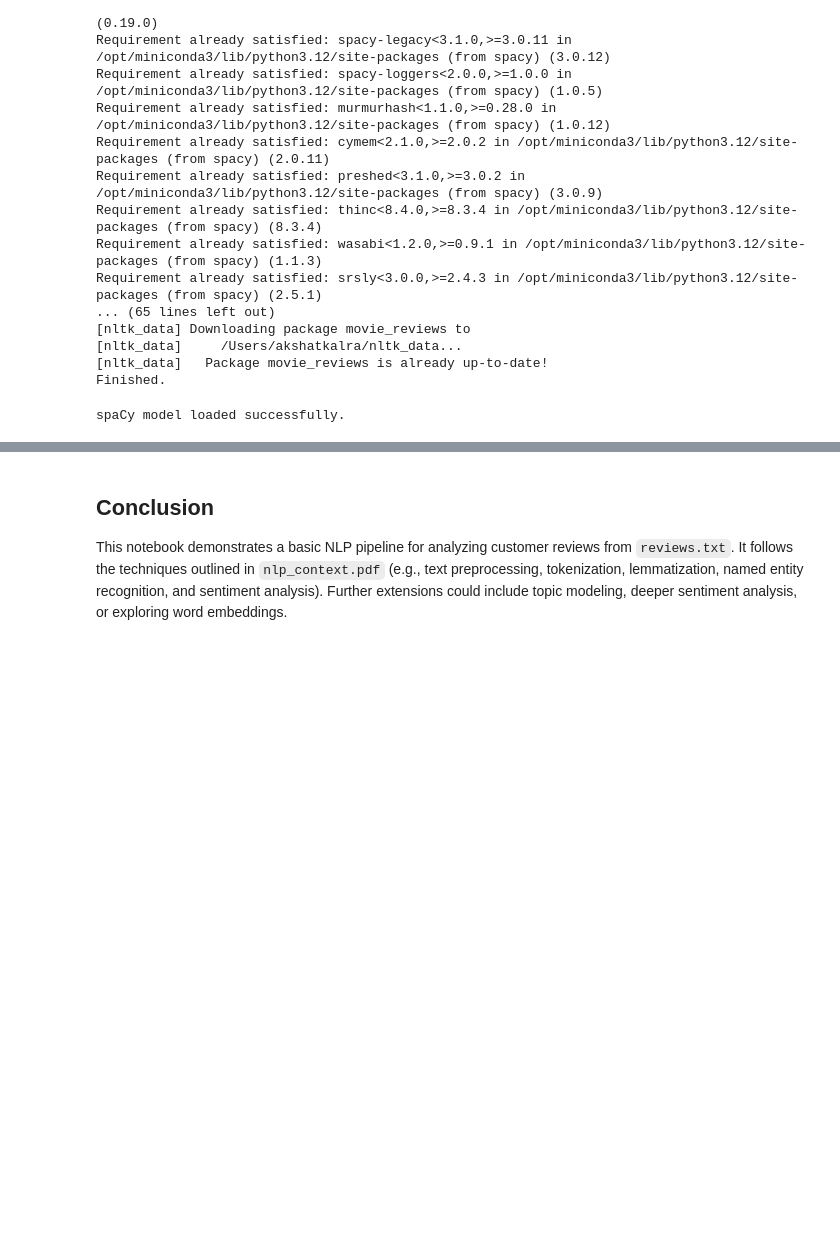
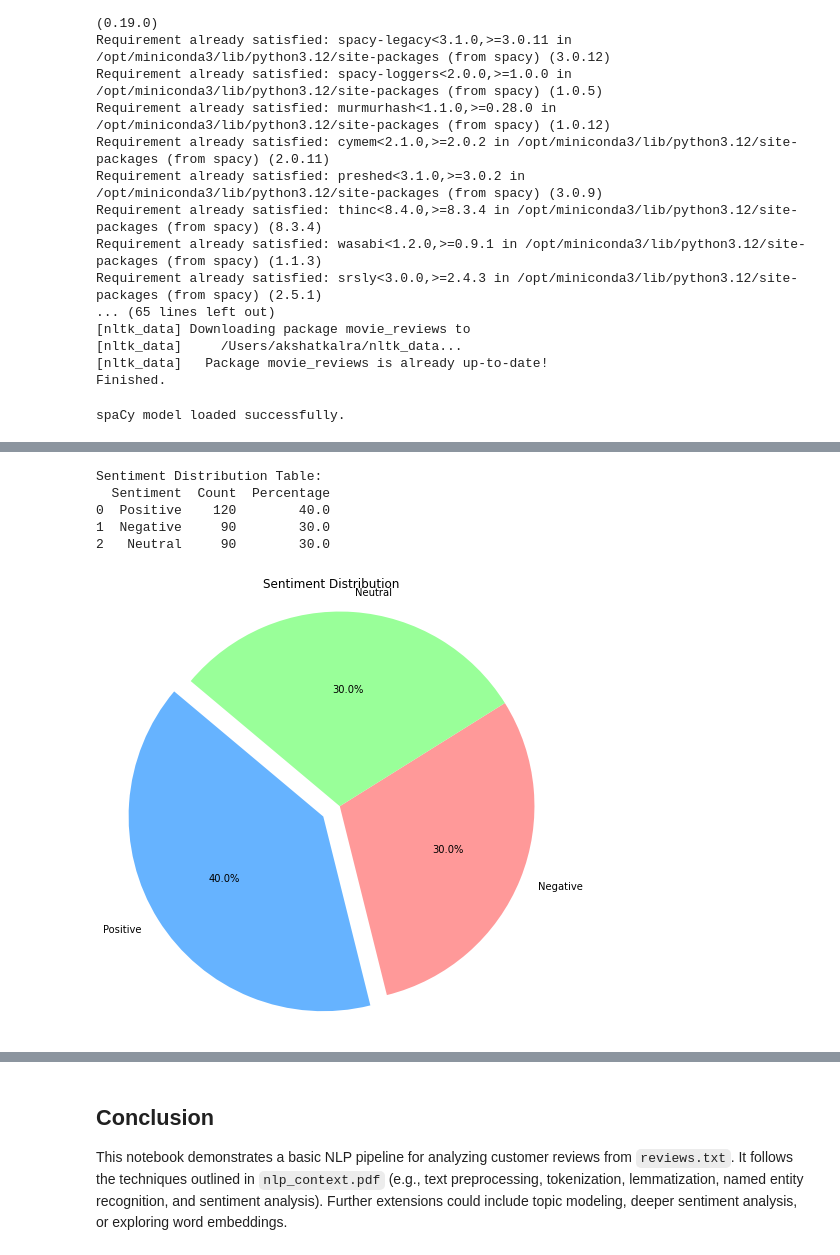
Before and after one commit to MC6527medhansh/Bolt, a Jupyter notebook: nlp_analysis.ipynb, the cells around one changed output, grey strips where cells are left out. Cells and saved outputs as stored; diff of their text form; code cells hidden in the pictures; blank space fills up the shorter version.

```diff
--- a/nlp_analysis.ipynb
+++ b/nlp_analysis.ipynb
@@ -134,0 +169,43 @@ plt.show()
+# %%
+# Required imports
+import matplotlib.pyplot as plt
+import pandas as pd
+from wordcloud import WordCloud
+import re
+
+# -------------------------------------------------------------------
+# 8. Pie Chart: Sentiment Distribution
+# Data from the table:
+# Sentiment | Count | Percentage
+# Positive  | 120   | 40%
+# Negative  | 90    | 30%
+# Neutral   | 90    | 30%
+# -------------------------------------------------------------------
+sentiment_data = {
+    'Sentiment': ['Positive', 'Negative', 'Neutral'],
+    'Count': [120, 90, 90]
+}
+sentiment_df = pd.DataFrame(sentiment_data)
+sentiment_df['Percentage'] = sentiment_df['Count'] / sentiment_df['Count'].sum() * 100
+
+print("Sentiment Distribution Table:")
+print(sentiment_df)
+
+# Pie chart
+labels = sentiment_df['Sentiment']
+sizes = sentiment_df['Count']
+colors = ['#66b3ff', '#ff9999', '#99ff99']  # You can customize colors if desired
+explode = (0.1, 0, 0)  # Explode the first slice (Positive)
+
+plt.figure(figsize=(8, 8))
+plt.pie(sizes, labels=labels, autopct='%1.1f%%', startangle=140, colors=colors, explode=explode)
+plt.title("Sentiment Distribution")
+plt.axis('equal')  # Equal aspect ratio ensures that pie is drawn as a circle.
+plt.show()
+# %% [output]
+Sentiment Distribution Table:
+  Sentiment  Count  Percentage
+0  Positive    120        40.0
+1  Negative     90        30.0
+2   Neutral     90        30.0
+[figure, added]
```
Also changed, not shown: parts of 9 cells of this notebook.
